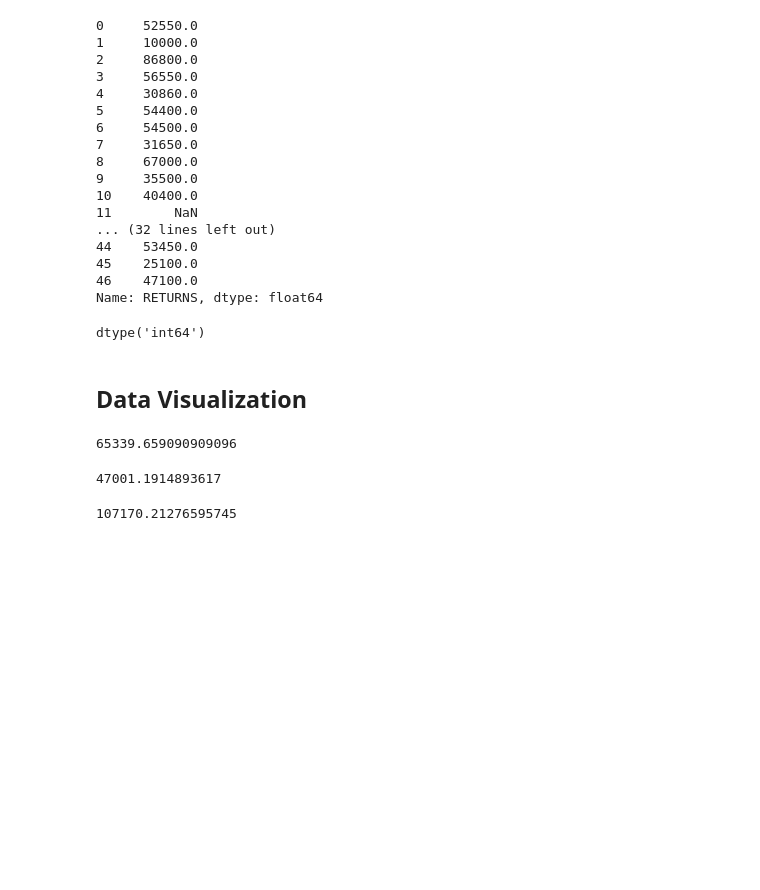
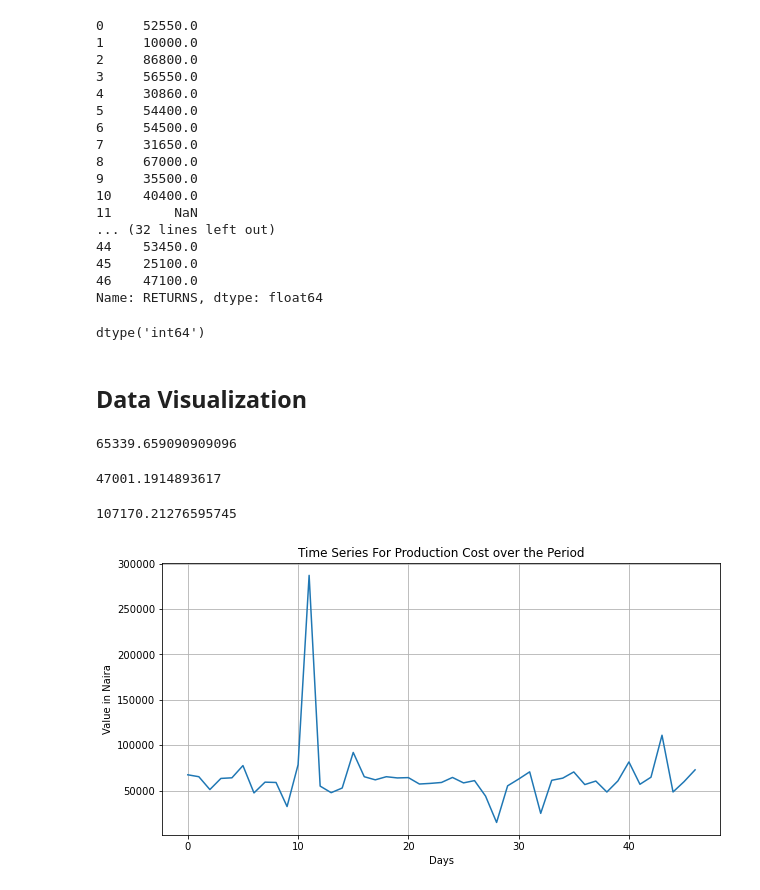
Before and after one commit to Melchizedeke/Data-Analysis-01, a Jupyter notebook: analysis.ipynb, the cells around one changed output. Saved outputs shown, nothing was run; the diff lists cells and outputs as text; code cells hidden in the pictures; blank space fills up the shorter version.

```diff
--- a/analysis.ipynb
+++ b/analysis.ipynb
@@ -111,3 +111,13 @@ data['RETURNS'].mean()
 data['AMOUNT'].mean()
 # %% [output]
 107170.21276595745
+# %%
+# Plotting the cost of production over the peeriod in consideration
+plt.figure(figsize=(10, 5))
+plt.plot(data['PRODUCTION COST'])
+plt.title('Time Series For Production Cost over the Period')
+plt.xlabel('Days')
+plt.ylabel('Value in Naira')
+plt.grid(True)
+# %% [output]
+[figure, added]
```
Also changed, not shown: parts of 3 cells of this notebook.
